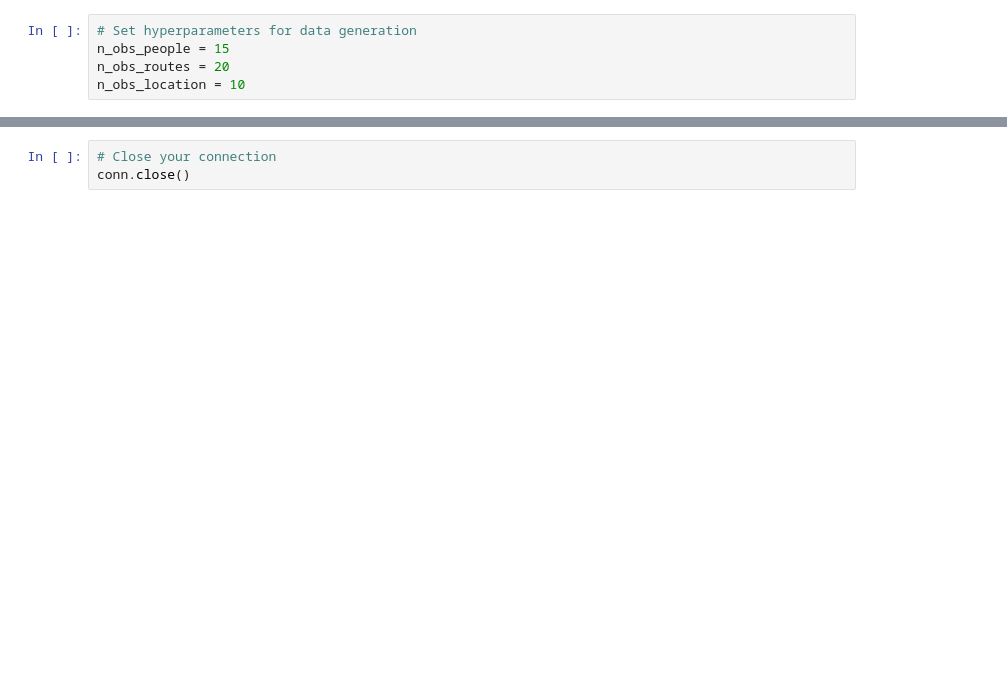
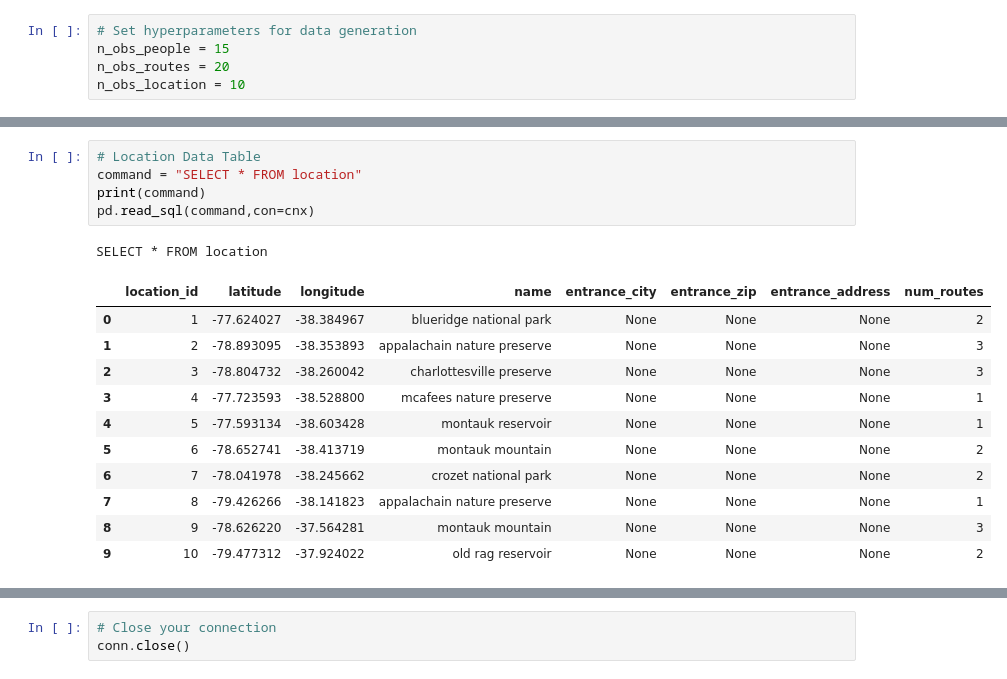
Before and after one commit to ZacheryKey/CvilleClimbs, a Jupyter notebook: MySQL_python.ipynb, the cells around one changed output, grey strips where cells are left out. Saved outputs shown, nothing was run; the diff lists cells and outputs as text; blank space fills up the shorter version.

```diff
--- a/MySQL_python.ipynb
+++ b/MySQL_python.ipynb
@@ -499,0 +606,18 @@ INSERT INTO log (person_id, comment, route_beta, route_id) VALUES (15, 'more of
+# %%
+# Location Data Table
+command = "SELECT * FROM location"
+print(command)
+pd.read_sql(command,con=cnx)
+# %% [output]
+SELECT * FROM location
+|  | location_id | latitude | longitude | name | entrance_city | entrance_zip | entrance_address | num_routes |
+| 0 | 1 | -77.624027 | -38.384967 | blueridge national park | None | None | None | 2 |
+| 1 | 2 | -78.893095 | -38.353893 | appalachain nature preserve | None | None | None | 3 |
+| 2 | 3 | -78.804732 | -38.260042 | charlottesville preserve | None | None | None | 3 |
+| 3 | 4 | -77.723593 | -38.528800 | mcafees nature preserve | None | None | None | 1 |
+| 4 | 5 | -77.593134 | -38.603428 | montauk reservoir | None | None | None | 1 |
+| 5 | 6 | -78.652741 | -38.413719 | montauk mountain | None | None | None | 2 |
+| 6 | 7 | -78.041978 | -38.245662 | crozet national park | None | None | None | 2 |
+| 7 | 8 | -79.426266 | -38.141823 | appalachain nature preserve | None | None | None | 1 |
+| 8 | 9 | -78.626220 | -37.564281 | montauk mountain | None | None | None | 3 |
+| 9 | 10 | -79.477312 | -37.924022 | old rag reservoir | None | None | None | 2 |
```
Also changed, not shown: parts of 34 cells of this notebook.
